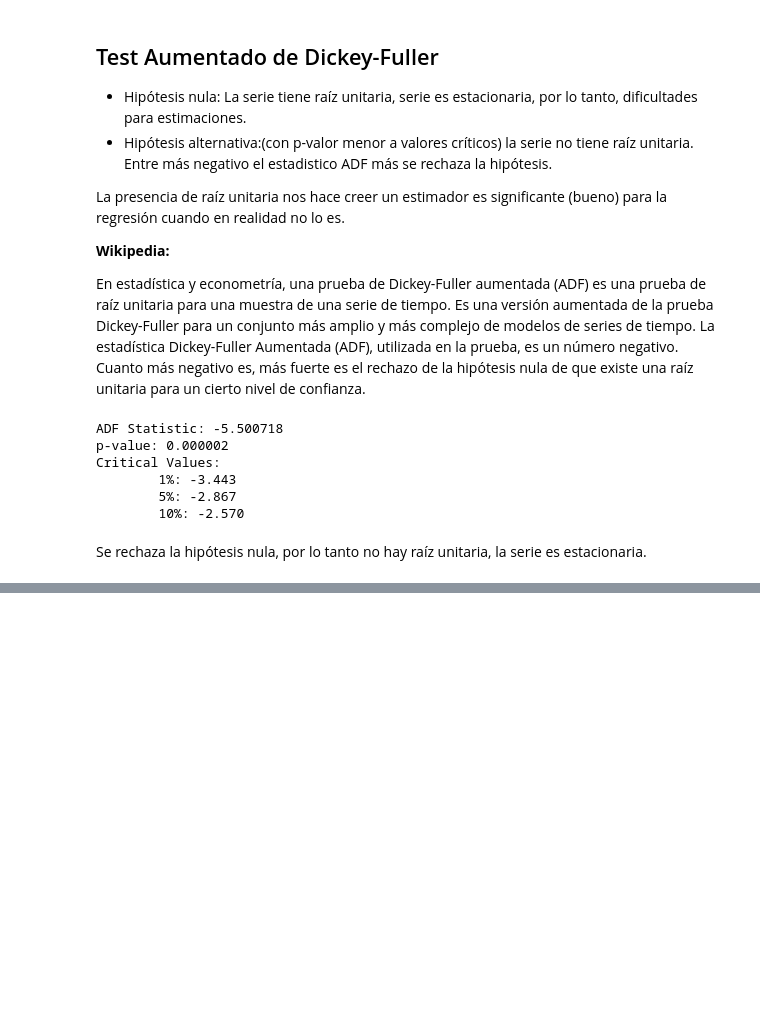
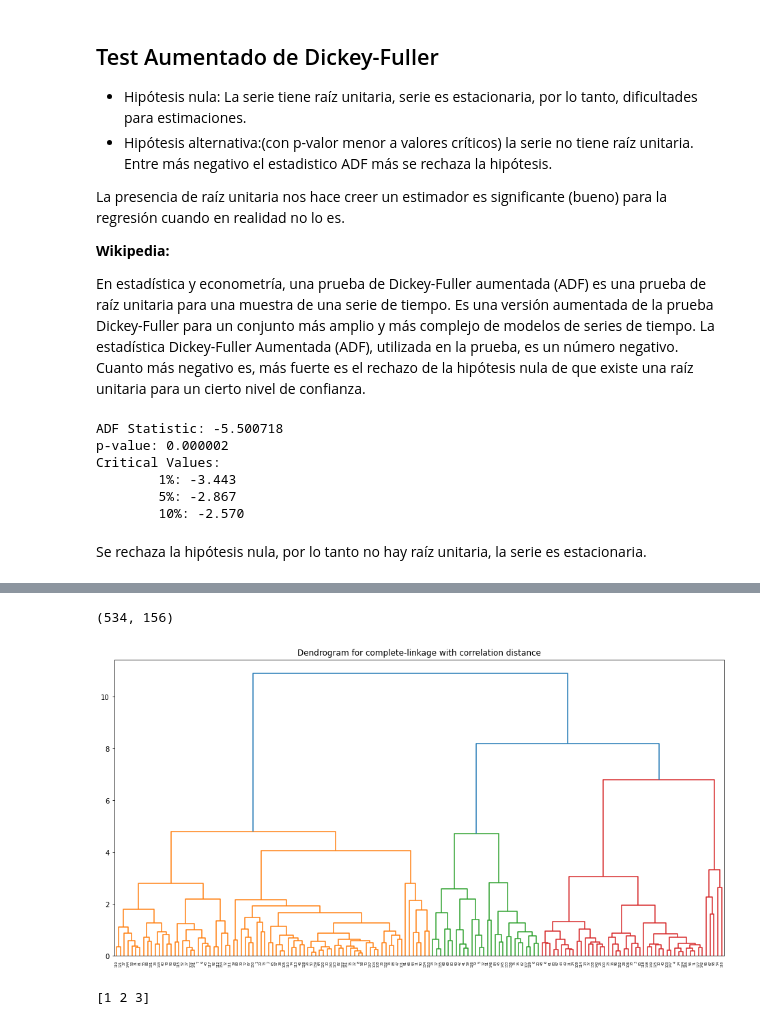
Before and after one commit to juanksRuiz/Transmilenio_DATA, a Jupyter notebook: Analisis de salidas estacion TM enero a abril 2020.ipynb, the cells around one changed output, grey strips where cells are left out. Saved outputs shown, nothing was run; the diff lists cells and outputs as text; code cells hidden in the pictures; blank space fills up the shorter version.

```diff
--- a/Analisis de salidas estacion TM enero a abril 2020.ipynb
+++ b/Analisis de salidas estacion TM enero a abril 2020.ipynb
@@ -495,0 +563,13 @@ Se rechaza la hipótesis nula, por lo tanto no hay raíz unitaria, la serie es e
+# %%
+# Filtremos las columnas que son 0.
+# Algunas no tienen valores quizas porque se excluyeron los accesos
+# en los que habia menos de 89 registros al dia y puede que en esos si hubiera datos
+estaciones_z = [df_salidas_estacion.columns[i] for i in range(df_salidas_estacion.shape[1]) if np.all(df_salidas_estacion.iloc[:,i]==0)]
+# Eliminamos estas estaciones (no deberia hacerse para conserar datos, por ahora si)
+df_salidas_estacion = df_salidas_estacion.drop(columns=estaciones_z)
+df_salidas_estacion.shape
+# %% [output]
+(534, 156)
+# %%
+# Con la columna 11 hay nans
+distance_matrix = df_salidas_estacion.corr()
@@ -495,0 +578,41 @@ Se rechaza la hipótesis nula, por lo tanto no hay raíz unitaria, la serie es e
+# %%
+def hierarchical_clustering(dist_mat, method='complete'):
+    if method == 'complete':
+        Z = complete(distance_matrix)
+    if method == 'single':
+        Z = single(distance_matrix)
+    if method == 'average':
+        Z = average(distance_matrix)
+    if method == 'ward':
+        Z = ward(distance_matrix)
+
+    fig = plt.figure(figsize=(16, 8))
+    dn = dendrogram(Z)
+    plt.title(f"Dendrogram for {method}-linkage with correlation distance")
+    plt.show()
+
+    return Z
+# %%
+linkage_matrix = hierarchical_clustering(distance_matrix)
+# %% [output]
+[figure, added]
+# %%
+from scipy.cluster.hierarchy import fcluster
+"""
+# select maximum number of clusters
+cluster_labels = fcluster(linkage_matrix, 4, criterion='maxclust')
+print(np.unique(cluster_labels))
+#>> 4 unique clusters
+cluster_labels = fcluster(linkage_matrix, 10, criterion='maxclust')
+print(np.unique(cluster_labels))
+#>> 10 unique clusters
+"""
+# hand-select an appropriate cut-off on the dendrogram
+cluster_labels = fcluster(linkage_matrix, 7.5, criterion='distance')
+print(np.unique(cluster_labels))
+#>> 3 unique clusters
+#cluster_labels = fcluster(linkage_matrix, 800, criterion='distance')
+#print(np.unique(cluster_labels))
+#>> 2 unique clusters
+# %% [output]
+[1 2 3]
```
Also changed, not shown: parts of 15 cells of this notebook.
